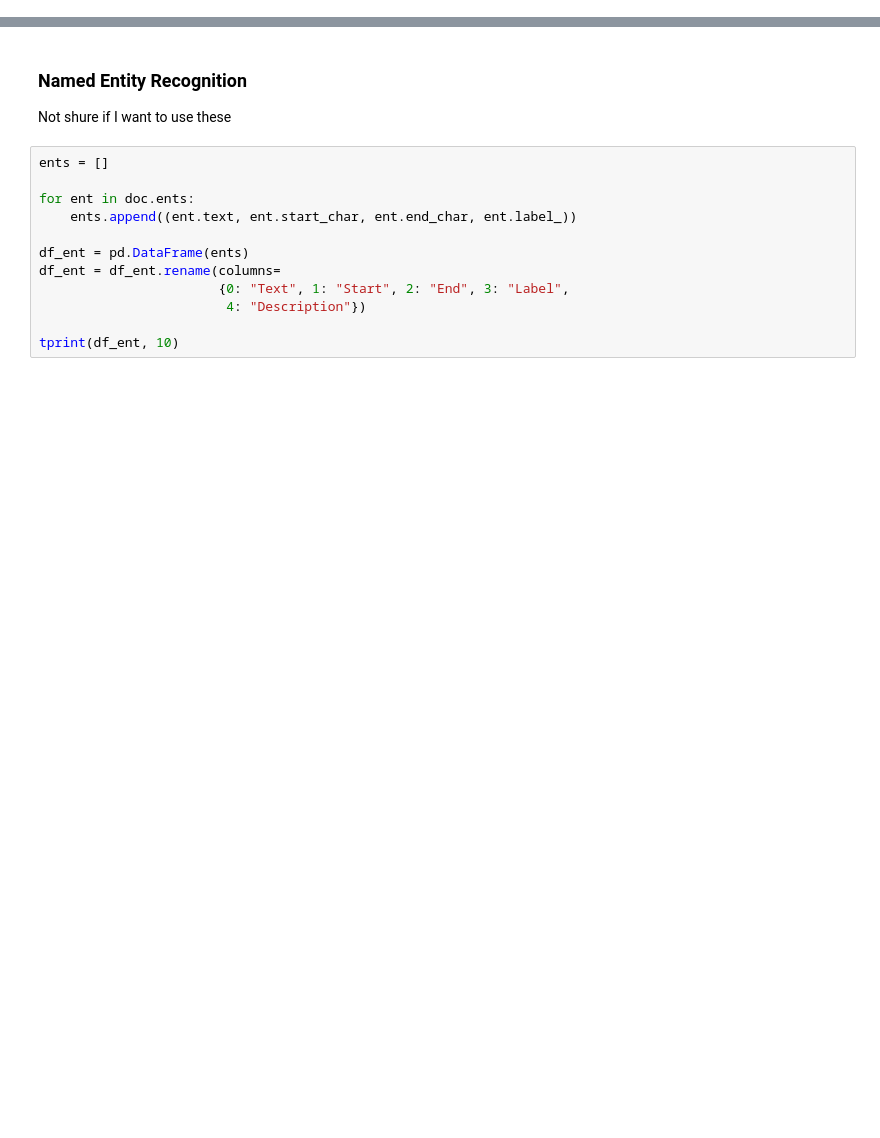
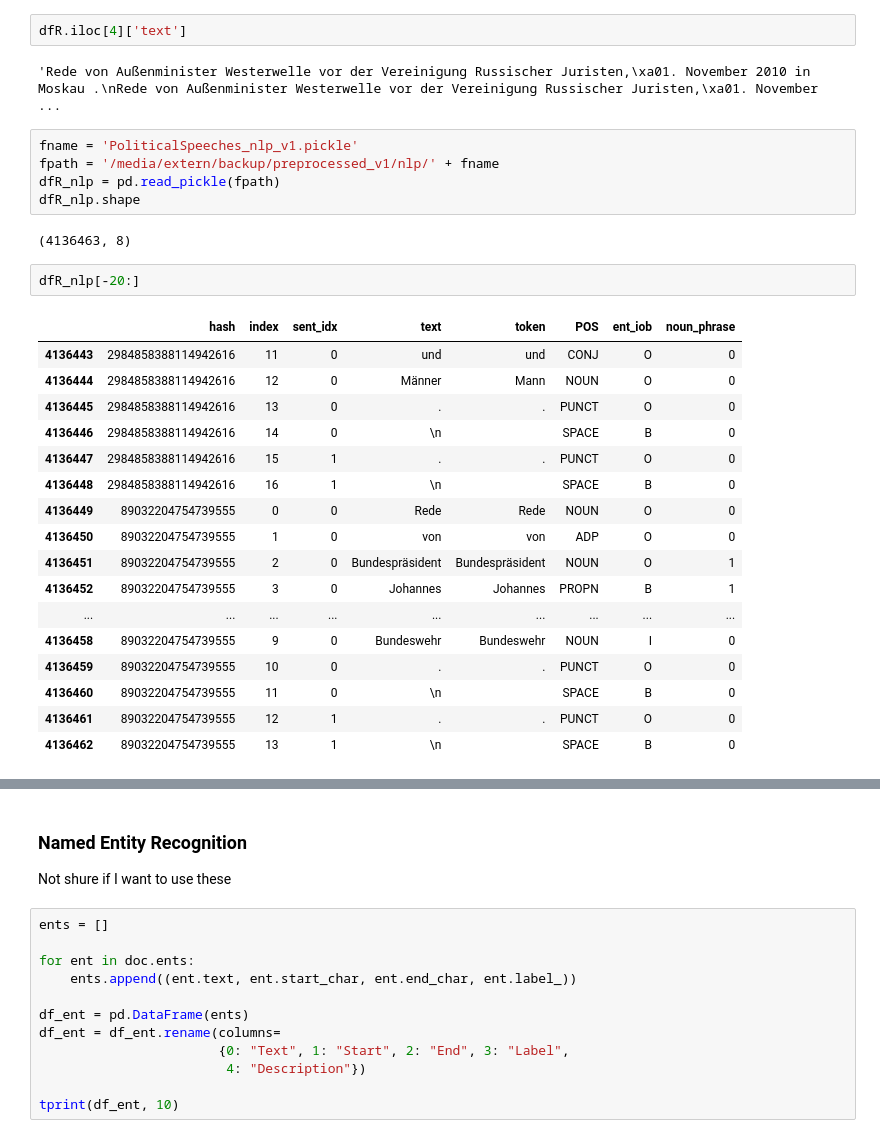
Before and after one commit to andifunke/topic-labeling, a Jupyter notebook: Scratchbook.ipynb, the cells around one changed output, grey strips where cells are left out. Drawn from its saved outputs; the diff is of its cells as text; blank space fills up the shorter version.

```diff
--- a/Scratchbook.ipynb
+++ b/Scratchbook.ipynb
@@ -50,0 +116,31 @@ table    tags    time    unescape        wikilink        zitat
+# %%
+dfR.iloc[4]['text']
+# %% [output]
+'Rede von Außenminister Westerwelle vor der Vereinigung Russischer Juristen,\xa01. November 2010 in Moskau .\nRede von Außenminister Westerwelle vor der Vereinigung Russischer Juristen,\xa01. November ...
+# %%
+fname = 'PoliticalSpeeches_nlp_v1.pickle'
+fpath = '/media/extern/backup/preprocessed_v1/nlp/' + fname
+dfR_nlp = pd.read_pickle(fpath)
+dfR_nlp.shape
+# %% [output]
+(4136463, 8)
+# %%
+dfR_nlp[-20:]
+# %% [output]
+|  | hash | index | sent_idx | text | token | POS | ent_iob | noun_phrase |
+| 4136443 | 2984858388114942616 | 11 | 0 | und | und | CONJ | O | 0 |
+| 4136444 | 2984858388114942616 | 12 | 0 | Männer | Mann | NOUN | O | 0 |
+| 4136445 | 2984858388114942616 | 13 | 0 | . | . | PUNCT | O | 0 |
+| 4136446 | 2984858388114942616 | 14 | 0 | \n |  | SPACE | B | 0 |
+| 4136447 | 2984858388114942616 | 15 | 1 | . | . | PUNCT | O | 0 |
+| 4136448 | 2984858388114942616 | 16 | 1 | \n |  | SPACE | B | 0 |
+| 4136449 | 89032204754739555 | 0 | 0 | Rede | Rede | NOUN | O | 0 |
+| 4136450 | 89032204754739555 | 1 | 0 | von | von | ADP | O | 0 |
+| 4136451 | 89032204754739555 | 2 | 0 | Bundespräsident | Bundespräsident | NOUN | O | 1 |
+| 4136452 | 89032204754739555 | 3 | 0 | Johannes | Johannes | PROPN | B | 1 |
+| ... | ... | ... | ... | ... | ... | ... | ... | ... |
+| 4136458 | 89032204754739555 | 9 | 0 | Bundeswehr | Bundeswehr | NOUN | I | 0 |
+| 4136459 | 89032204754739555 | 10 | 0 | . | . | PUNCT | O | 0 |
+| 4136460 | 89032204754739555 | 11 | 0 | \n |  | SPACE | B | 0 |
+| 4136461 | 89032204754739555 | 12 | 1 | . | . | PUNCT | O | 0 |
+| 4136462 | 89032204754739555 | 13 | 1 | \n |  | SPACE | B | 0 |
```
Also changed, not shown: parts of 11 cells of this notebook, 10 other files.
